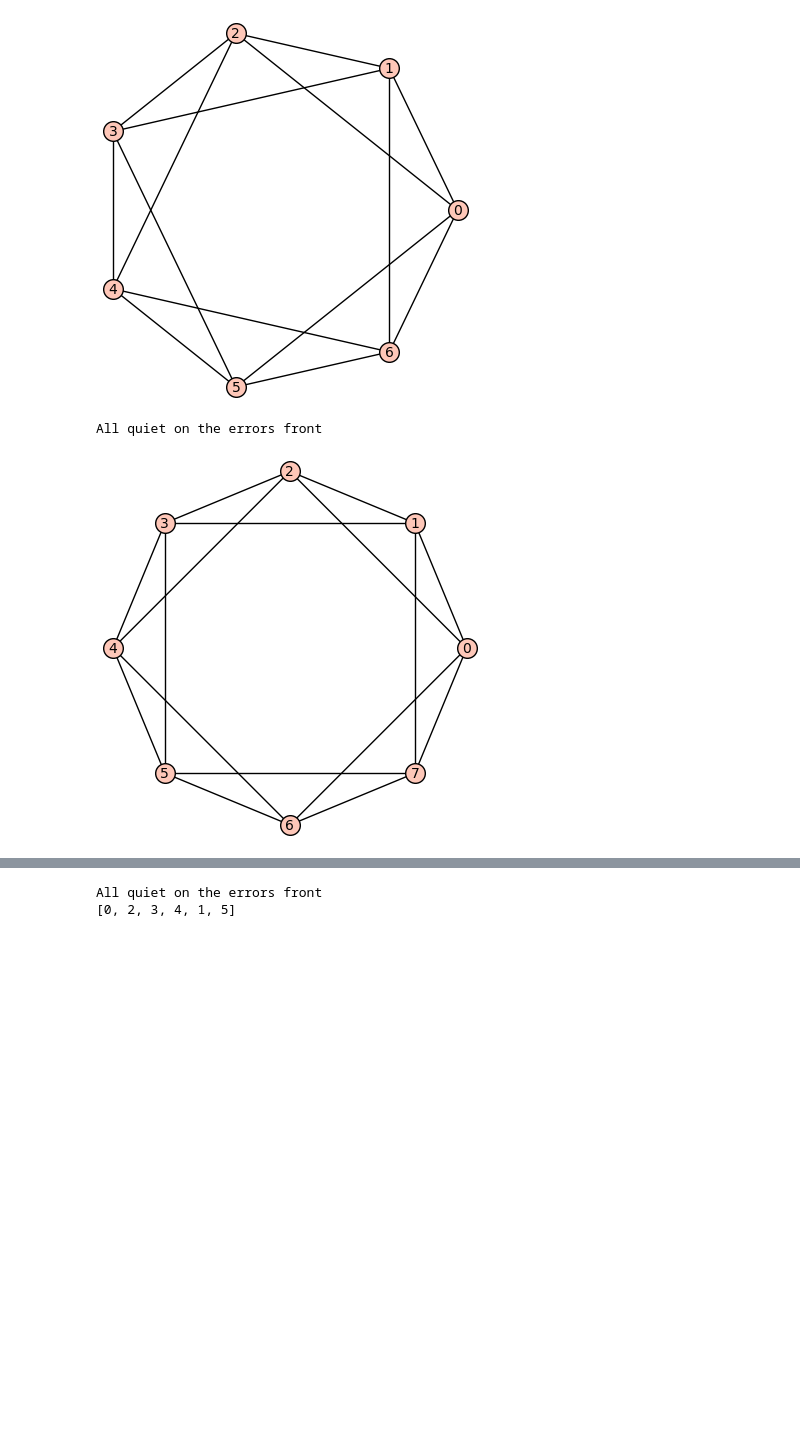
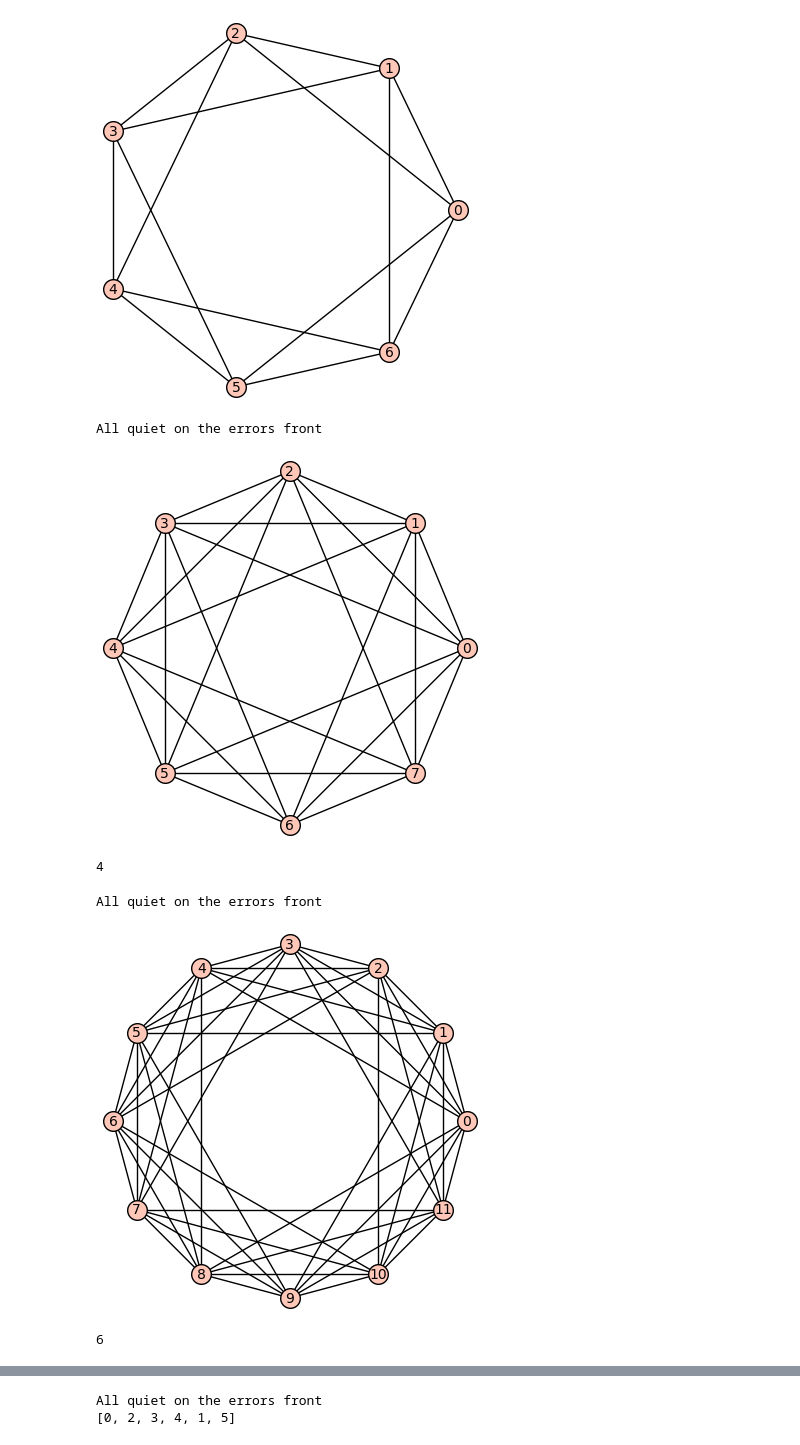
Before and after one commit to TessCollins/Graph_Research, a Jupyter notebook: Graphy_Research_Mains.ipynb, the cells around one changed output, grey strips where cells are left out. Drawn from its saved outputs; the diff is of its cells as text; code cells hidden in the pictures; blank space fills up the shorter version.

```diff
--- a/Graphy_Research_Mains.ipynb
+++ b/Graphy_Research_Mains.ipynb
@@ -414,20 +416,23 @@ All quiet on the errors front
 [figure]
 # %%
 #Example of constructing Circulant Graph on 8 vertices with flat orthogonal representation
-G = graphs.CirculantGraph(8,[1,2])
+G = graphs.CirculantGraph(8,[1,2,3])
 
 vecs = [None for i in range(8)]
-vecs[0] = Matrix([ 1,  1,  1, -1])
-vecs[1] = Matrix([-1,  1,  1,  1])
-vecs[2] = Matrix([ 1,  1, -1,  1])
-vecs[3] = Matrix([ 1, -1,  1,  1])
-vecs[4] = Matrix([ 1,  1,  1, -1])
-vecs[5] = Matrix([-1,  1,  1,  1])
-vecs[6] = Matrix([ 1,  1, -1,  1])
-vecs[7] = Matrix([ 1, -1,  1,  1])
+vecs[0] = Matrix([-1, 1, 1, 1])
+vecs[1] = Matrix([ 1, -1, 1, 1])
+vecs[2] = Matrix([ 1, 1, -1, 1])
+vecs[3] = Matrix([ 1, 1, 1, -1])
+vecs[4] = Matrix([ -1, 1, 1, 1])
+vecs[5] = Matrix([ 1, -1, 1, 1])
+vecs[6] = Matrix([ 1, 1, -1, 1])
+vecs[7] = Matrix([ 1, 1,  1, -1])
 quat_const(vecs)
 check_qch(quat_const(vecs),G,G.vertices())
 G.show()
+
+G.chromatic_number()
 # %% [output]
 All quiet on the errors front
-[figure, old version]
+[figure, new version]
+4
@@ -435,0 +439,28 @@ from random import randrange
+# %%
+#Example of constructing Circulant Graph on 12 vertices with flat orthogonal representation
+G = graphs.CirculantGraph(12,[1,2, 3, 4])
+
+vecs = [None for i in range(12)]
+vecs[0] = Matrix([-1, -1, -1, -1,  1,  1,  1,  1])
+vecs[1] = Matrix([-1, -1,  1,  1, -1, -1,  1,  1])
+vecs[2] = Matrix([ 1, -1,  1, -1,  1, -1, -1,  1])
+vecs[3] = Matrix([ 1, -1,  1, -1, -1,  1,  1, -1])
+vecs[4] = Matrix([-1,  1,  1, -1, -1,  1, -1,  1])
+vecs[5] = Matrix([ 1,  1, -1, -1, -1, -1,  1,  1])
+vecs[6] = Matrix([ 1,  1,  1,  1,  1,  1,  1,  1])
+vecs[7] = Matrix([-1, -1, -1, -1,  1,  1,  1,  1])
+vecs[8] = Matrix([-1, -1,  1,  1, -1, -1,  1,  1])
+vecs[9] = Matrix([ 1, -1,  1, -1,  1, -1, -1,  1])
+vecs[10] = Matrix([ 1, -1,  1, -1, -1,  1,  1, -1])
+vecs[11] = Matrix([-1,  1,  1, -1, -1,  1, -1,  1])
+
+
+oct_const(vecs)
+check_qch(oct_const(vecs),G,G.vertices())
+G.show()
+
+G.chromatic_number()
+# %% [output]
+All quiet on the errors front
+[figure, added]
+6
```
Also changed, not shown: parts of 11 cells of this notebook.
